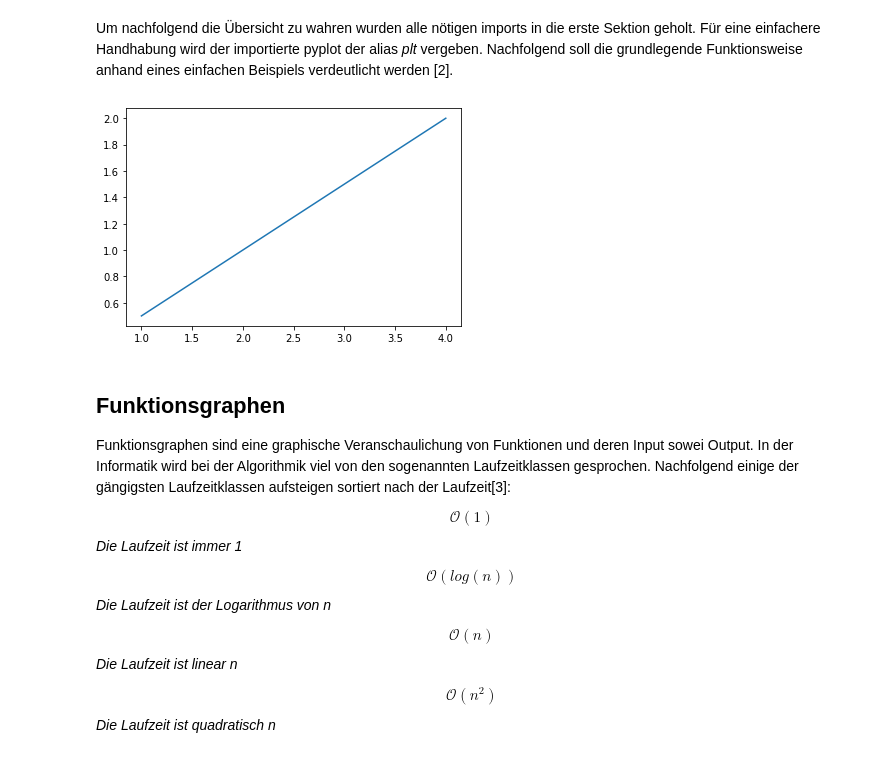
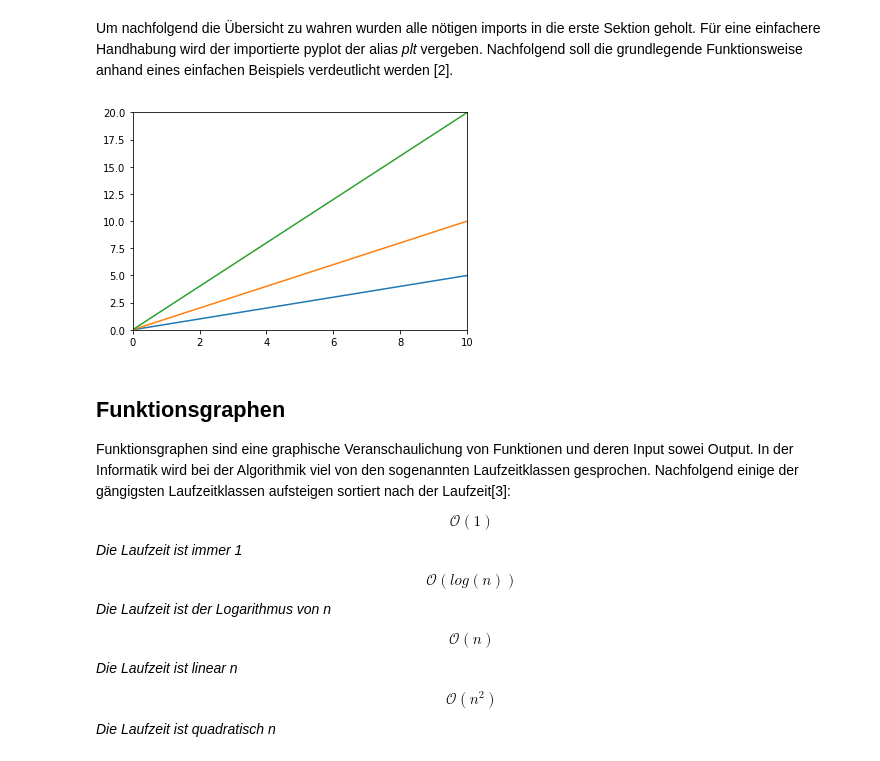
Before and after one commit to SwitzerChees/anpy, a Jupyter notebook: 2_matplotlib/notebook/matplotlib.ipynb, the cells around one changed output. Cells and saved outputs as stored; diff of their text form; code cells hidden in the pictures.

```diff
--- a/2_matplotlib/notebook/matplotlib.ipynb
+++ b/2_matplotlib/notebook/matplotlib.ipynb
@@ -74,14 +73,20 @@ import json
 import networkx as nx
 # %% [markdown]
 Um nachfolgend die Übersicht zu wahren wurden alle nötigen imports in die erste Sektion geholt. Für eine einfachere Handhabung wird der importierte pyplot der alias *plt* vergeben. Nachfolgend soll die grundlegende Funktionsweise anhand eines einfachen Beispiels verdeutlicht werden [2].
-# %%
-x = [1,2,3,4]
-y = [0.5,1,1.5,2]
-
-plt.plot(x, y)
-plt.show()
-# %% [output]
-[figure, removed]
+# %%
+x = np.arange(0, 11)
+
+# flasche lineare Steigung
+plt.plot(x, x * 0.5)
+# normale lineare Steigung
+plt.plot(x, x)
+# spitze lineare Steigung
+plt.plot(x, x * 2)
+
+plt.axis([0, 10, 0, 20])
+plt.show()
+# %% [output]
+[figure, added]
 # %% [markdown]
 ## Funktionsgraphen
 
```
Also changed, not shown: parts of 10 cells of this notebook, 5 other files.
